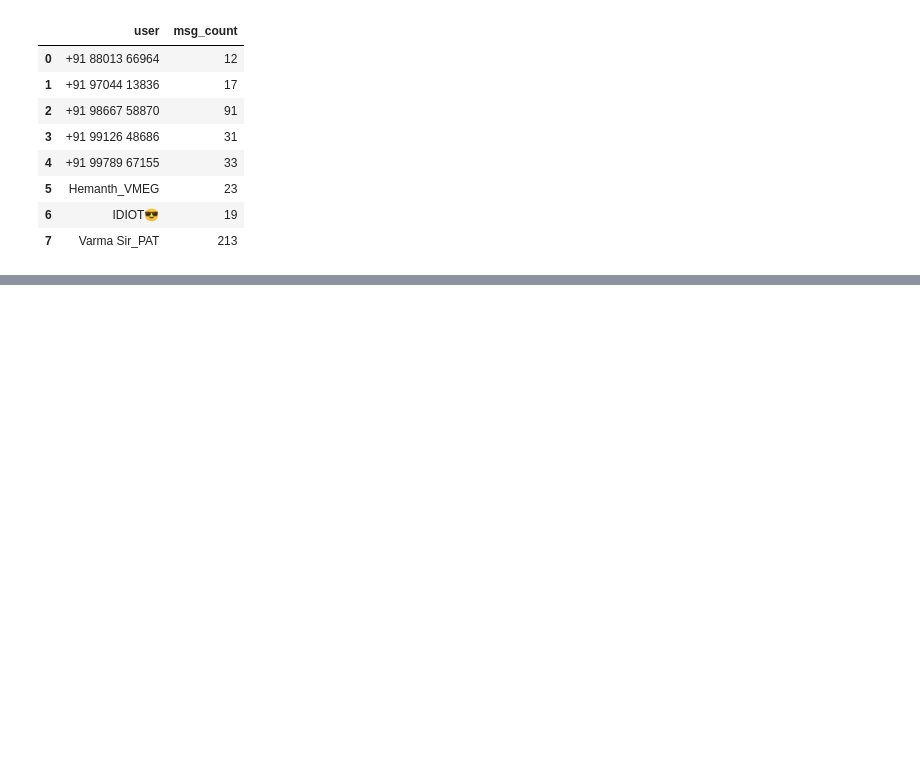
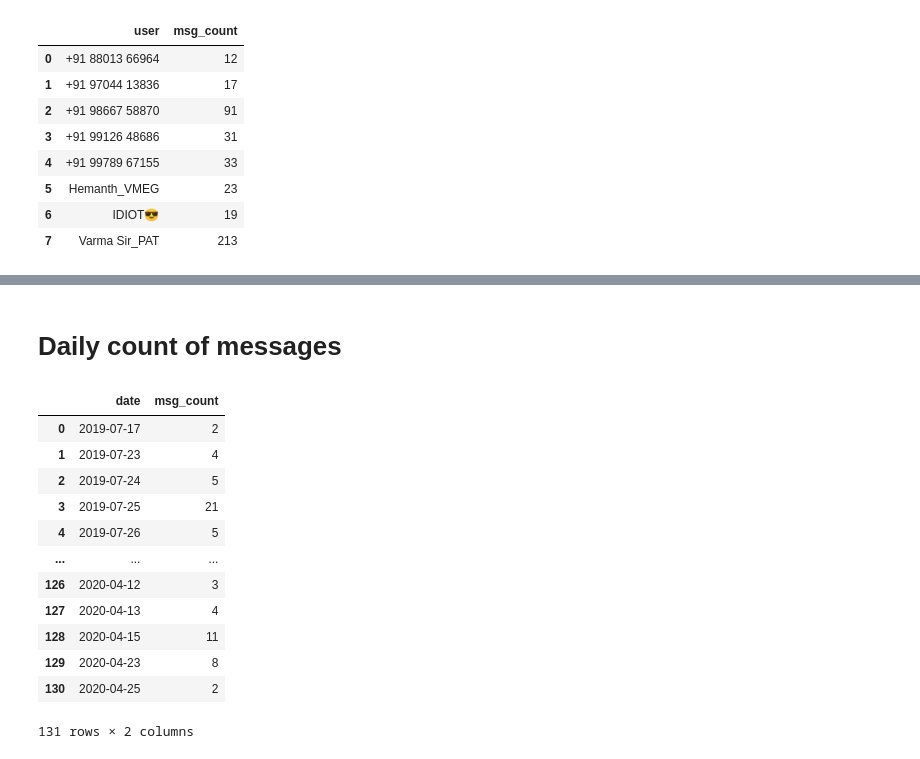
Before and after one commit to SriSatyaLokesh/some-app-for-whatsapp, a Jupyter notebook: notebooks/analytics/Visualization_Vasavi.ipynb, the cells around one changed output, grey strips where cells are left out. Drawn from its saved outputs; the diff is of its cells as text; code cells hidden in the pictures; blank space fills up the shorter version.

```diff
--- a/notebooks/analytics/Visualization_Vasavi.ipynb
+++ b/notebooks/analytics/Visualization_Vasavi.ipynb
@@ -159,3 +159,23 @@ fig1.update_polars(angularaxis_type="category")
 fig1.show()
 # %% [output]
 [interactive output not drawn]
+# %% [markdown]
+# Daily count of messages
+# %%
+daily_count = pd.DataFrame({'msg_count' : df.groupby(df['date'].dt.date).size()})
+daily_count = daily_count.reset_index(drop = False)
+daily_count
+# %% [output]
+|  | date | msg_count |
+| 0 | 2019-07-17 | 2 |
+| 1 | 2019-07-23 | 4 |
+| 2 | 2019-07-24 | 5 |
+| 3 | 2019-07-25 | 21 |
+| 4 | 2019-07-26 | 5 |
+| ... | ... | ... |
+| 126 | 2020-04-12 | 3 |
+| 127 | 2020-04-13 | 4 |
+| 128 | 2020-04-15 | 11 |
+| 129 | 2020-04-23 | 8 |
+| 130 | 2020-04-25 | 2 |
+131 rows × 2 columns
```
Also changed, not shown: parts of 2 cells of this notebook.
